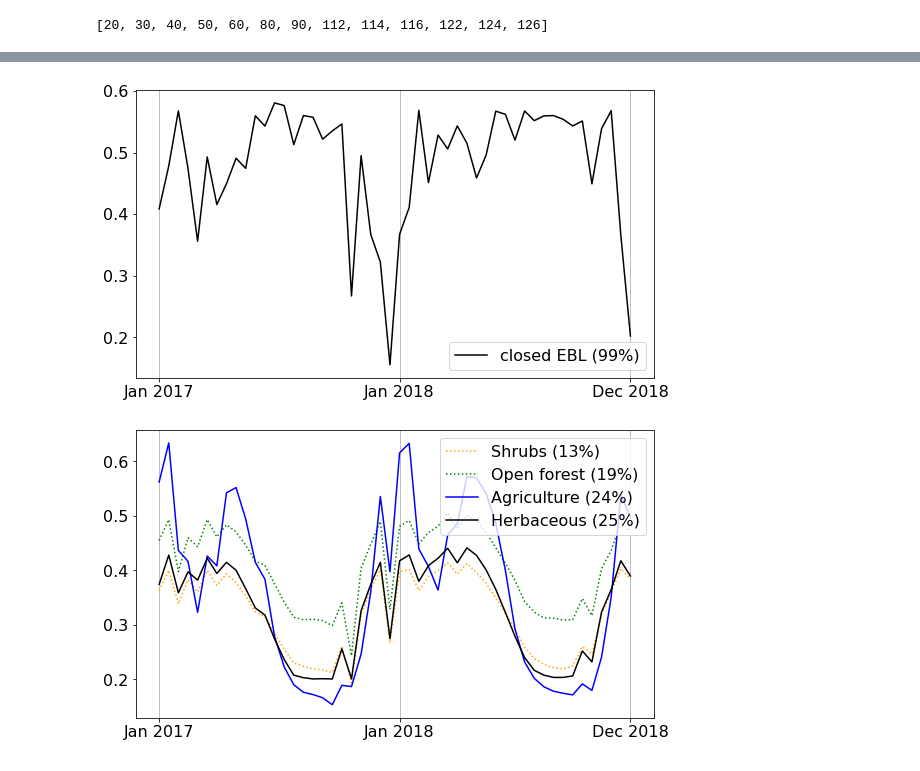
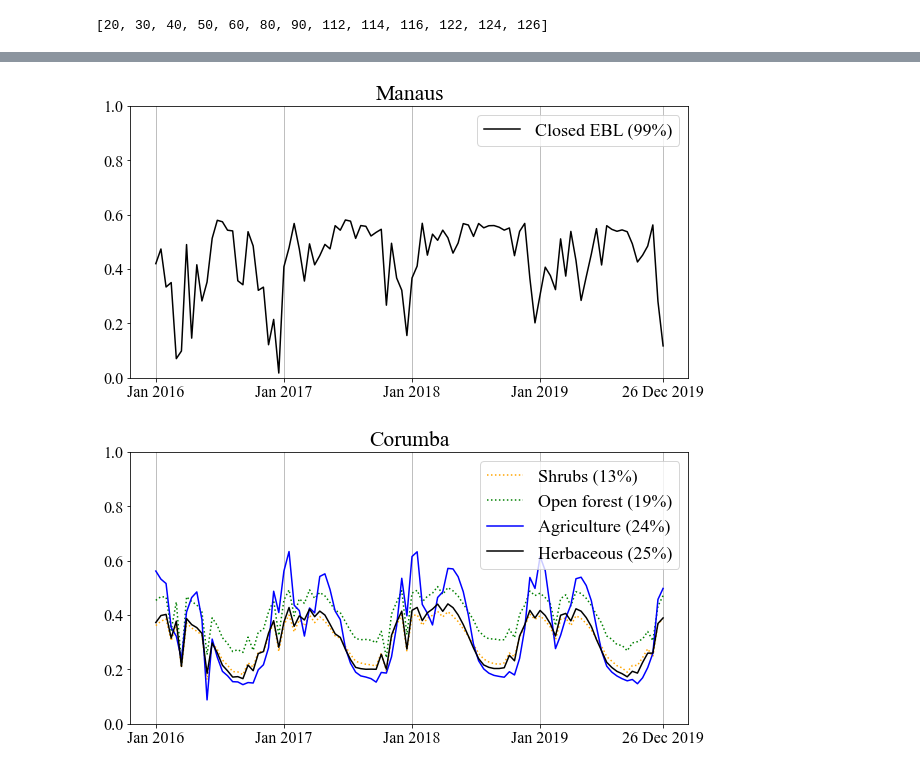
Before and after one commit to jitendra-kumar/tropical_phenology_gee, a Jupyter notebook: morgan/Venus_Tiles_Land_Cover(Raster).ipynb, the cells around one changed output, grey strips where cells are left out. Drawn from its saved outputs; the diff is of its cells as text; code cells hidden in the pictures.

Commit message:
Small changes to graphs

```diff
--- a/morgan/Venus_Tiles_Land_Cover(Raster).ipynb
+++ b/morgan/Venus_Tiles_Land_Cover(Raster).ipynb
@@ -76,7 +74,7 @@ lc = (ee.Image("COPERNICUS/Landcover/100m/Proba-V/Global/2015") #select 2015
 masked = s2.map(maskS2clouds)
 # %%
 #15-day step
-years = ee.List.sequence(2017, 2018)
+years = ee.List.sequence(2016, 2019)
 period = ee.List.sequence(1, 365, 15)
 col = masked.select('NDRE')
 
@@ -188,8 +180,8 @@ replacement = [{'class': 20, 'mean': np.nan}, {'class': 30, 'mean': np.nan}, #At
                {'class': 124, 'mean': np.nan}]
 # %%
 #Atto: 5, 24
-l = np.insert(l, 5, replacement, axis=0)
-l = np.insert(l, 24, replacement, axis=0)
+l = np.insert(l, 4, replacement, axis=0)
+l = np.insert(l, 23, replacement, axis=0)
 print(l)
 # %% [output]
 [[{'class': 20, 'mean': 0.17064492079519455}
@@ -216,9 +208,9 @@ print(len(l))
 # %%
 #Add missing lists for Saop
 #position 9, 24, 99
-l = np.insert(l, 9, replacement, axis=0)
-l = np.insert(l, 24, replacement, axis=0)
-l = np.insert(l, 99, replacement, axis=0)
+l = np.insert(l, 8, replacement, axis=0)
+l = np.insert(l, 23, replacement, axis=0)
+l = np.insert(l, 98, replacement, axis=0)
 # %%
 print(len(l))
 # %% [output]
@@ -294,30 +286,39 @@ print(len(list112))
+# %%
+import matplotlib
+matplotlib.rcParams['font.serif'] = "Times New Roman"
+matplotlib.rcParams['font.family'] = "serif"
 # %%
 #Manaus
-plt.axes([2, 0, 1.2, 1])
-plt.grid(b = True, which = 'major', axis = 'x')
+%matplotlib inline
+
+plt.figure(figsize=((10,5)))
 
 #plt.plot(list20, label='shrubs <1%')
 #plt.plot(list30, label='herbaceous <1%')
 #plt.plot(list40, label='agriculture <1%')
-plt.plot(list112, color='black', label='closed EBL (99%)')
+plt.plot(list112, color='black', label='Closed EBL (99%)')
 #plt.plot(list116, label='closed forest <1%')
 #plt.plot(list122, label='open ebl <1%')
 #plt.plot(list126, label='open forest <1%')
-plt.legend(loc = "lower right")
 
-#plt.title("Mean NDRE per classification at Manaus")
-plt.rc('legend', fontsize=16)
+plt.rc('font', size=18)
 plt.rc('ytick', labelsize=16)
 plt.rc('xtick', labelsize=16)
 
-plt.xticks(ticks = [0, 25, 49], labels = ['Jan 2017', 'Jan 2018', 'Dec 2018'])
-plt.show()
+plt.ylim(bottom = 0, top = 1)
+plt.xticks(ticks = [0, 25, 50, 75, 99], labels = ['Jan 2016', 'Jan 2017', 'Jan 2018', 'Jan 2019', '26 Dec 2019'])
+plt.grid(b = True, which = 'major', axis = 'x')
+plt.legend(loc = "upper right")
+plt.title('Manaus')
+
+plt.savefig('/Users/morgansteckler/Desktop/Land_Cover_Phenology/manaus.png', bbox_inches='tight')
 # %% [output]
-[figure, old version]
+[figure, new version]
 # %%
 #Corumba
-plt.axes([2, 0, 1.2, 1])
-plt.grid(b = True, which = 'major', axis = 'x')
+%matplotlib inline
+
+plt.figure(figsize=((10,5)))
 
 plt.plot(list20, color='orange', linestyle=':', label='Shrubs (13%)')
 plt.plot(list126, color='green', linestyle=':', label='Open forest (19%)')
@@ -332,16 +333,20 @@ plt.plot(list30, color='black', label='Herbaceous (25%)')
 #plt.plot(list116, label='closed forest 8%')
 #plt.plot(list122, label='open EBL <1%')
 #plt.plot(list124, label='open DBL <1%')
-plt.legend(loc = "upper right")
 
-plt.rc('legend', fontsize=16)
+plt.rc('font', size=18)
 plt.rc('ytick', labelsize=16)
 plt.rc('xtick', labelsize=16)
 
-plt.xticks(ticks = [0, 25, 49], labels = ['Jan 2017', 'Jan 2018', 'Dec 2018'])
-plt.show()
+plt.ylim(bottom = 0, top = 1)
+plt.xticks(ticks = [0, 25, 50, 75, 99], labels = ['Jan 2016', 'Jan 2017', 'Jan 2018', 'Jan 2019', '26 Dec 2019'])
+plt.grid(b = True, which = 'major', axis = 'x')
+plt.legend(loc = "upper right")
+plt.title('Corumba')
+
+plt.savefig('/Users/morgansteckler/Desktop/Land_Cover_Phenology/corumba.png', bbox_inches='tight')
 # %% [output]
-[figure, old version]
+[figure, new version]
 # %%
 #Mato
 #[(20, 15.5), (30, 28.7), (40, 11.6), (50, 0.2),
```
Also changed, not shown: parts of 11 cells of this notebook, 3 other files.
